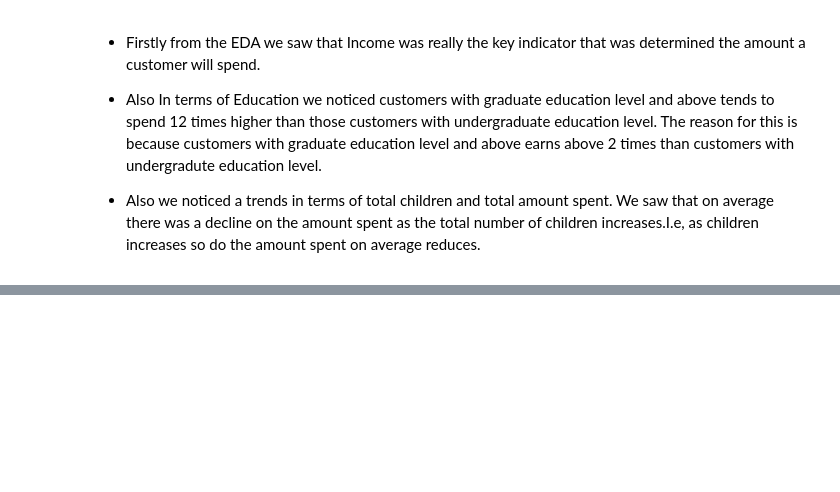
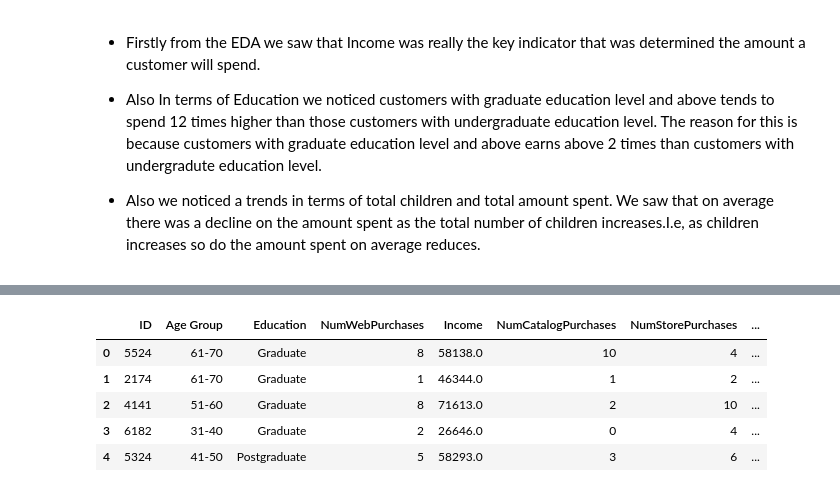
Before and after one commit to IfyAngelo/1of600-DATA-SCIENCE-PROJECTS_customers_segmentation, a Jupyter notebook: notebooks/customer_segmentations.ipynb, the cells around one changed output, grey strips where cells are left out. Saved outputs shown, nothing was run; the diff lists cells and outputs as text; code cells hidden in the pictures; blank space fills up the shorter version.

```diff
--- a/notebooks/customer_segmentations.ipynb
+++ b/notebooks/customer_segmentations.ipynb
@@ -674,0 +689,11 @@ fig.show()
+# %%
+data3 = data2[["ID", "Age Group", "Education", "NumWebPurchases", "Income", "NumCatalogPurchases", "NumStorePurchases", "NumWebVisitsMonth"]]
+
+data3.head(5)
+# %% [output]
+|  | ID | Age Group | Education | NumWebPurchases | Income | NumCatalogPurchases | NumStorePurchases | ... |
+| 0 | 5524 | 61-70 | Graduate | 8 | 58138.0 | 10 | 4 | ... |
+| 1 | 2174 | 61-70 | Graduate | 1 | 46344.0 | 1 | 2 | ... |
+| 2 | 4141 | 51-60 | Graduate | 8 | 71613.0 | 2 | 10 | ... |
+| 3 | 6182 | 31-40 | Graduate | 2 | 26646.0 | 0 | 4 | ... |
+| 4 | 5324 | 41-50 | Postgraduate | 5 | 58293.0 | 3 | 6 | ... |
```
Also changed, not shown: parts of 20 cells of this notebook.
